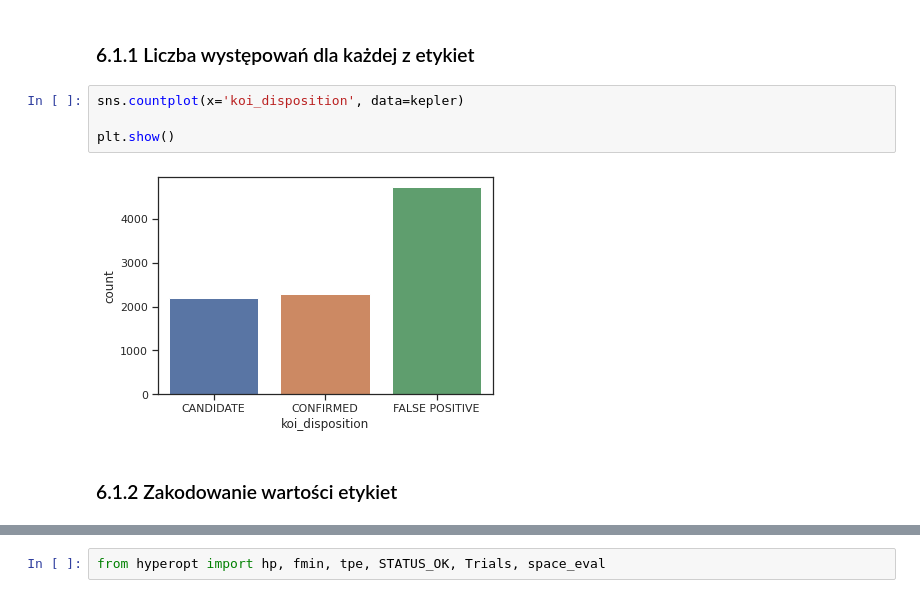
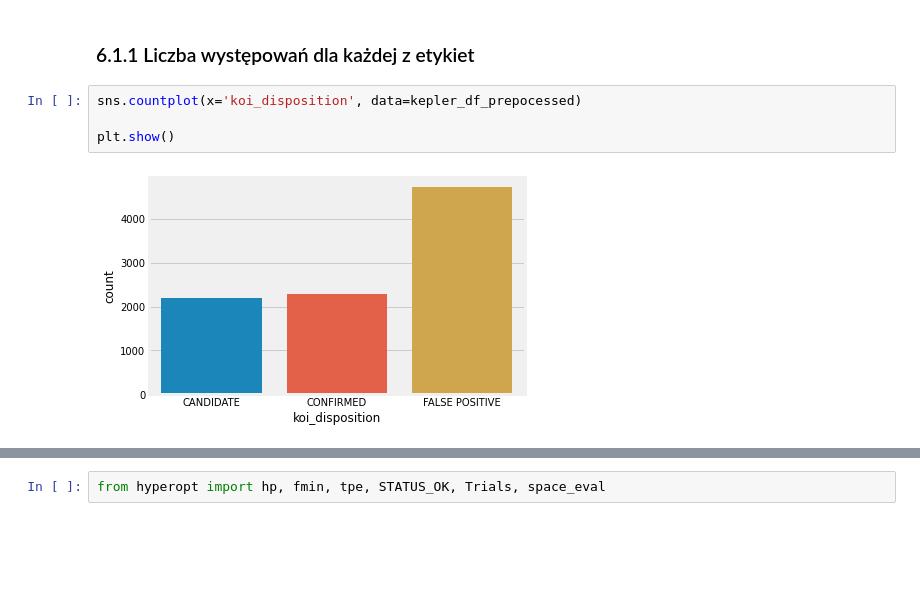
Before and after one commit to ArminD93/KeplerExoplanetSearchResults, a Jupyter notebook: KeplerExoplanetSearchResults.ipynb, the cells around one changed output, grey strips where cells are left out. Drawn from its saved outputs; the diff is of its cells as text; blank space fills up the shorter version.

```diff
--- a/KeplerExoplanetSearchResults.ipynb
+++ b/KeplerExoplanetSearchResults.ipynb
@@ -650,10 +672,8 @@ kepler.head()
 # %% [markdown]
 ### <a name='14'></a>6.1.1 Liczba występowań dla każdej z etykiet
 # %%
-sns.countplot(x='koi_disposition', data=kepler)
+sns.countplot(x='koi_disposition', data=kepler_df_prepocessed)
 
 plt.show()
 # %% [output]
-[figure, old version]
+[figure, new version]
-# %% [markdown]
-### <a name='15'></a>6.1.2 Zakodowanie wartości etykiet
```
Also changed, not shown: parts of 37 cells of this notebook.
